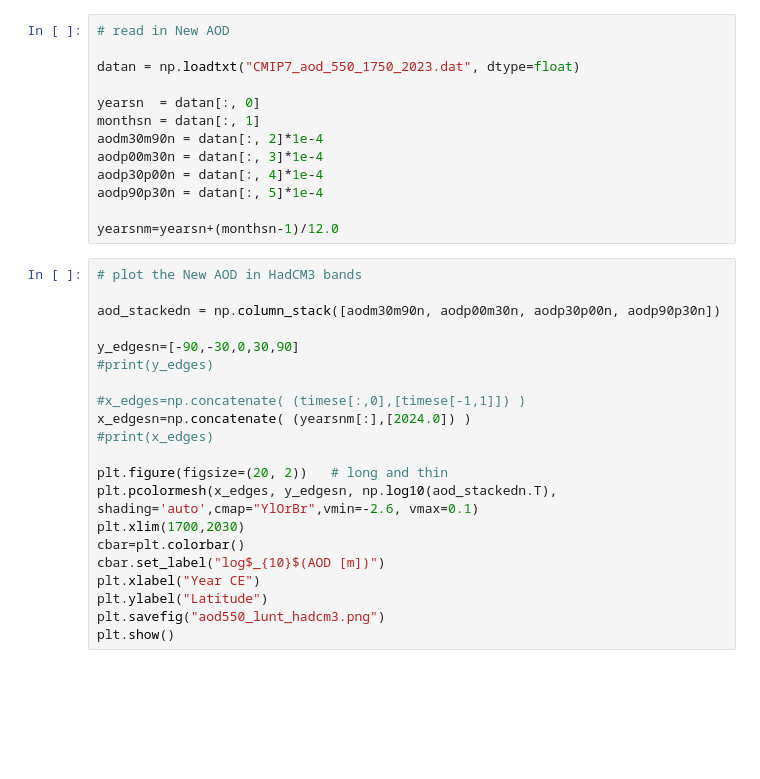
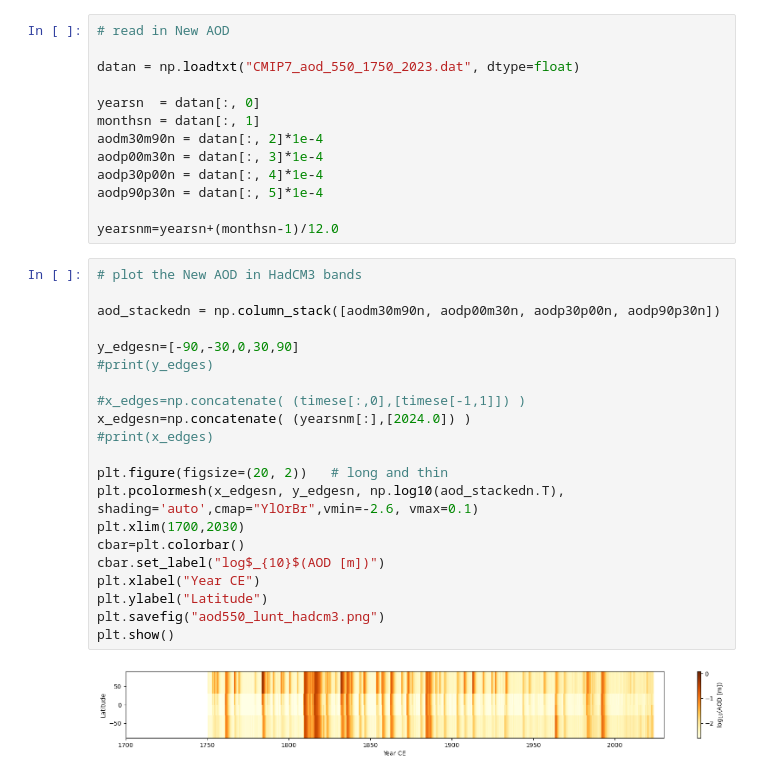
Before and after one commit to danlunt1976/UM_Bristol, a Jupyter notebook: Attachments/CMIP7_fcg_volc/CMIP7_volcanic.ipynb, the cells around one changed output. Drawn from its saved outputs; the diff is of its cells as text; blank space fills up the shorter version.

```diff
--- a/Attachments/CMIP7_fcg_volc/CMIP7_volcanic.ipynb
+++ b/Attachments/CMIP7_fcg_volc/CMIP7_volcanic.ipynb
@@ -433,21 +491,23 @@ yearsnm=yearsn+(monthsn-1)/12.0
 # %%
 # plot the New AOD in HadCM3 bands
 
 aod_stackedn = np.column_stack([aodm30m90n, aodp00m30n, aodp30p00n, aodp90p30n])
 
 y_edgesn=[-90,-30,0,30,90]
 #print(y_edges)
 
 #x_edges=np.concatenate( (timese[:,0],[timese[-1,1]]) )
 x_edgesn=np.concatenate( (yearsnm[:],[2024.0]) )
 #print(x_edges)
 
 plt.figure(figsize=(20, 2))   # long and thin
-plt.pcolormesh(x_edges, y_edgesn, np.log10(aod_stackedn.T), shading='auto',cmap="YlOrBr",vmin=-2.6, vmax=0.1)
+plt.pcolormesh(x_edgesn, y_edgesn, np.log10(aod_stackedn.T), shading='auto',cmap="YlOrBr",vmin=-2.6, vmax=0.1)
 plt.xlim(1700,2030)
 cbar=plt.colorbar()
 cbar.set_label("log$_{10}$(AOD [m])")
 plt.xlabel("Year CE")
 plt.ylabel("Latitude")
 plt.savefig("aod550_lunt_hadcm3.png")
 plt.show()
+# %% [output]
+[figure, added]
```
Also changed, not shown: parts of 8 cells of this notebook, 1 other file.
